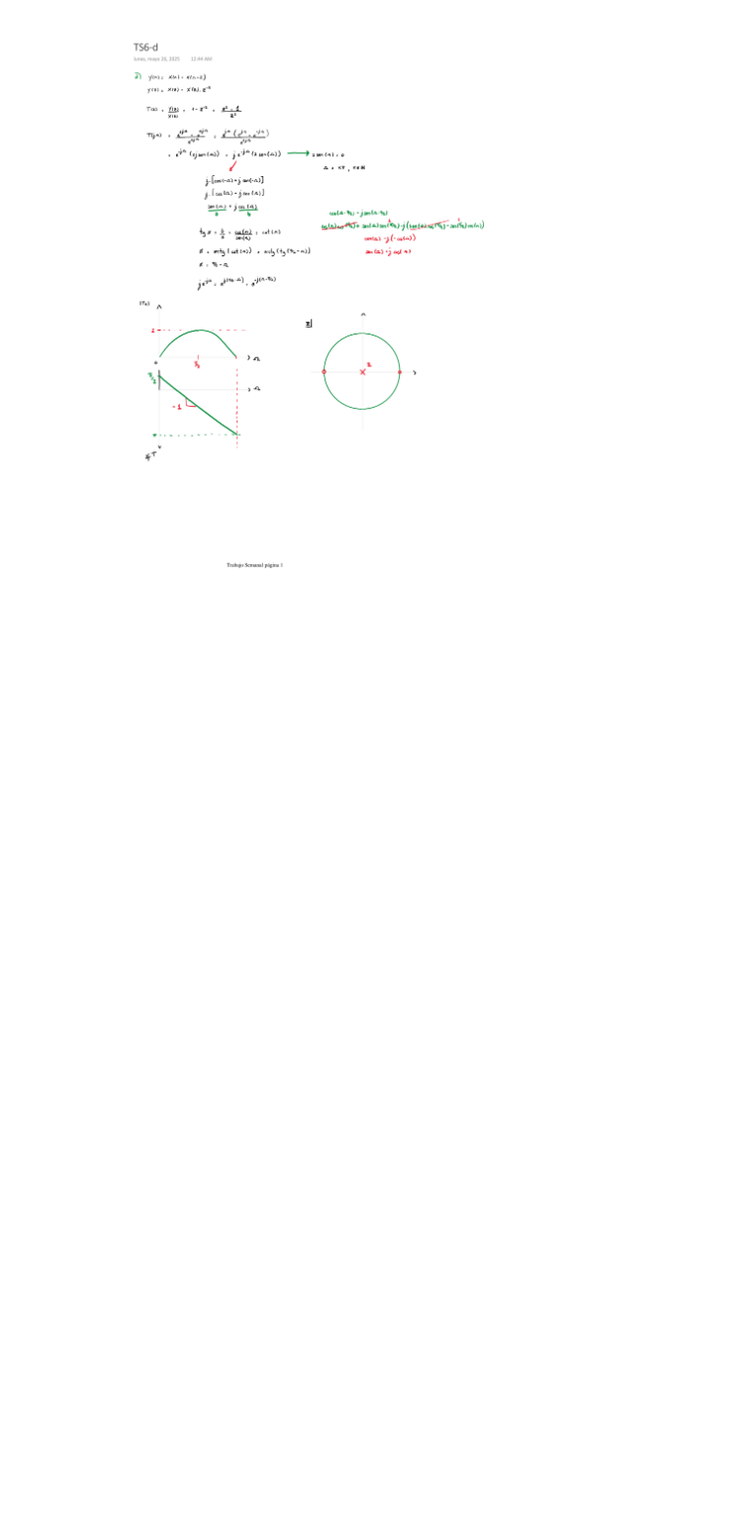
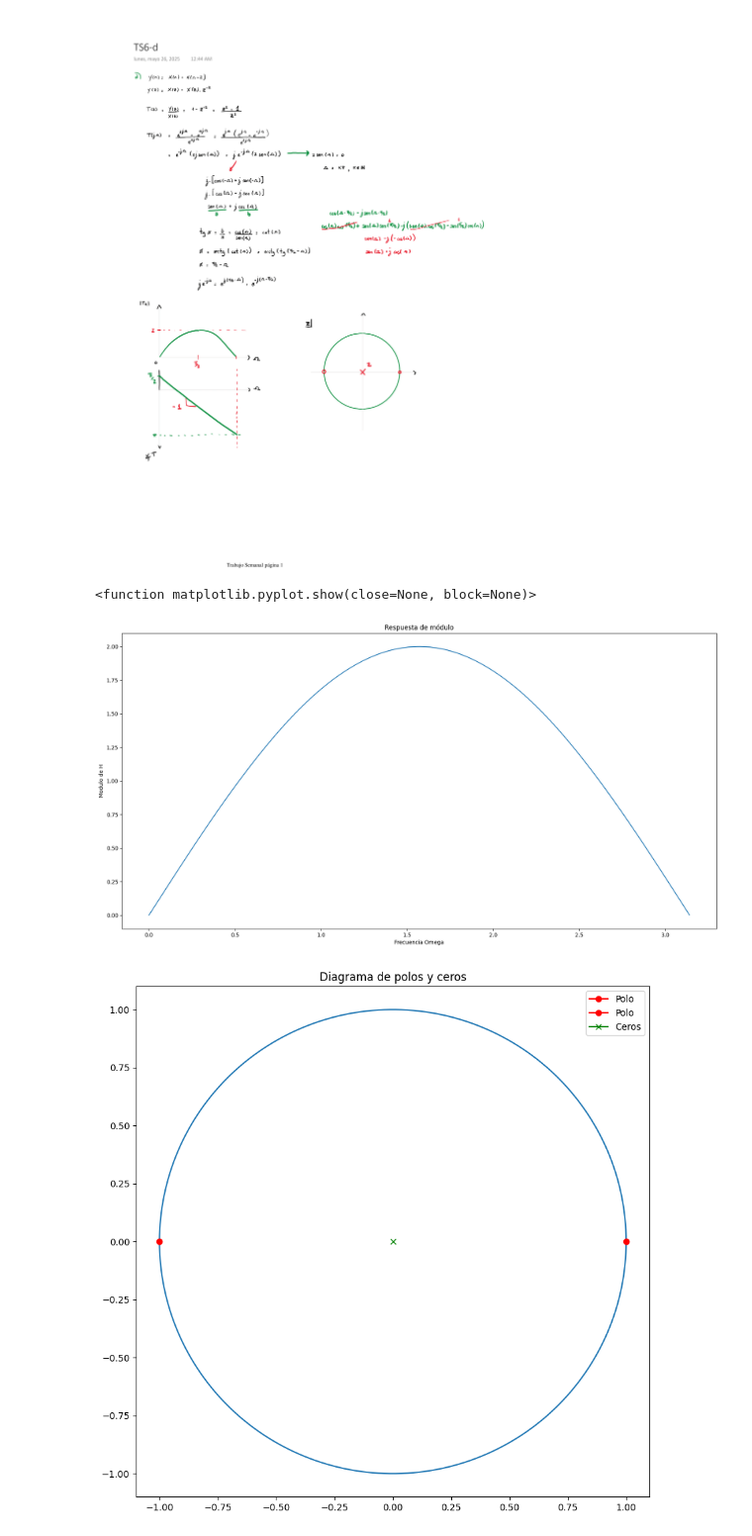
Before and after one commit to Mateo-Cabo/APS, a Jupyter notebook: Trabajo semana 6/TS6.ipynb, the cells around one changed output. Shown at 99% size. Saved outputs shown, nothing was run; the diff lists cells and outputs as text; code cells hidden in the pictures; blank space fills up the shorter version.

```diff
--- a/Trabajo semana 6/TS6.ipynb
+++ b/Trabajo semana 6/TS6.ipynb
@@ -28,3 +198,57 @@ Image(filename='TS6-c-2.png')
 Image(filename='TS6-d-1.png')
 # %% [output]
 [figure]
+# %%
+fs = 4000
+
+w = 2*np.pi * fs
+
+Res = np.pi/fs
+
+omega = np.arange(0, 2*np.pi, Res)
+omega2 = np.arange(0, np.pi, Res)
+
+arg = omega  * 1j
+
+z = np.exp(arg)
+
+H = z**0 - z**-2
+H_mod = abs(H)
+
+ceros = []
+for x in range(len(H_mod)):
+    if H_mod[x] < 0.000001:
+        ceros.append(x)
+
+modulo = np.abs(H)
+
+fase = np.angle(H)
+
+plt.figure(figsize=(20,10))
+plt.plot(omega2,abs(H[0:fs]))
+plt.title('Respuesta de módulo')
+plt.ylabel('Modulo de H')
+plt.xlabel('Frecuencia Omega')
+plt.show
+
+plt.figure(figsize=(10,10))
+plt.plot(np.cos(omega), np.sin(omega))
+for x in ceros:
+    plt.plot(np.cos(x*Res), np.sin(x*Res), marker = 'o', color = 'red', label = 'Polo')
+plt.title('Diagrama de polos y ceros')
+plt.plot(0,0, marker = 'x', color = 'green', label = 'Ceros')
+plt.legend()
+plt.show
+
+plt.figure(figsize=(20,10))
+plt.title('Respuesta de fase')
+plt.ylabel('Fase de H')
+plt.xlabel('Frecuencia Omega')
+plt.axhline(y = -np.pi/2, linestyle = 'dashed', color = 'red', label = '-π/2')
+plt.plot(omega2, fase[0:fs])
+plt.legend()
+plt.show
+# %% [output]
+<function matplotlib.pyplot.show(close=None, block=None)>
+[figure, added]
+[figure, added]
```
Also changed, not shown: parts of 5 cells of this notebook, 15 other files.
